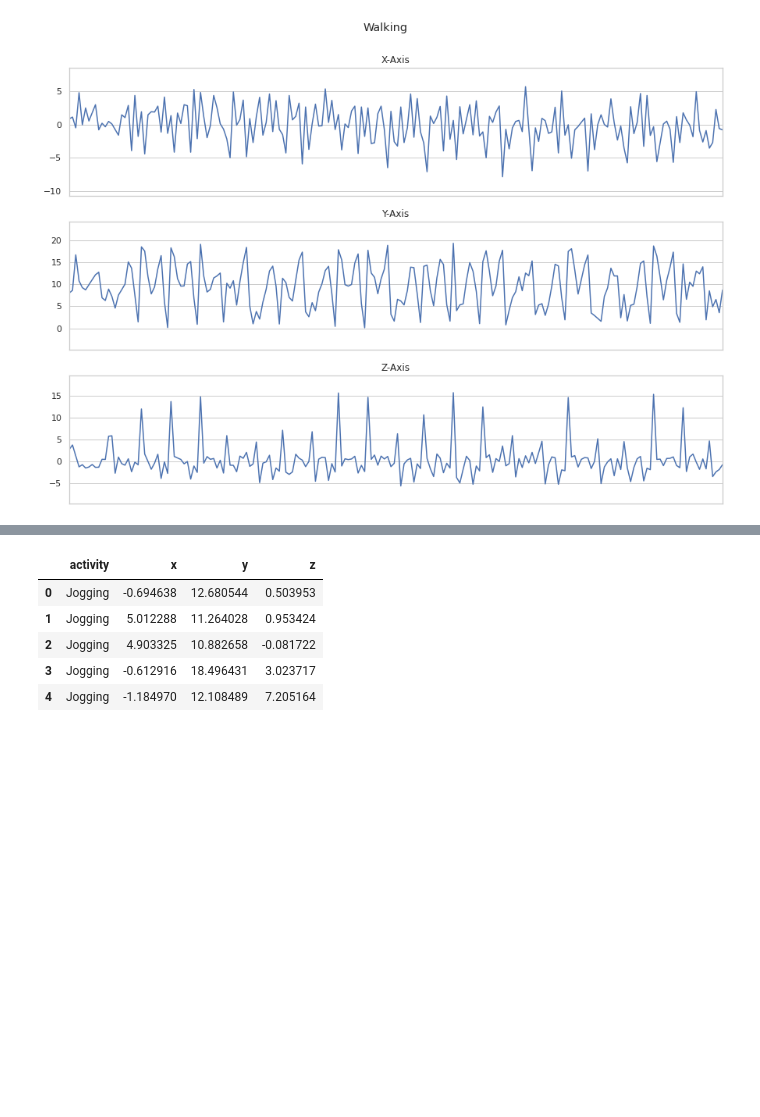
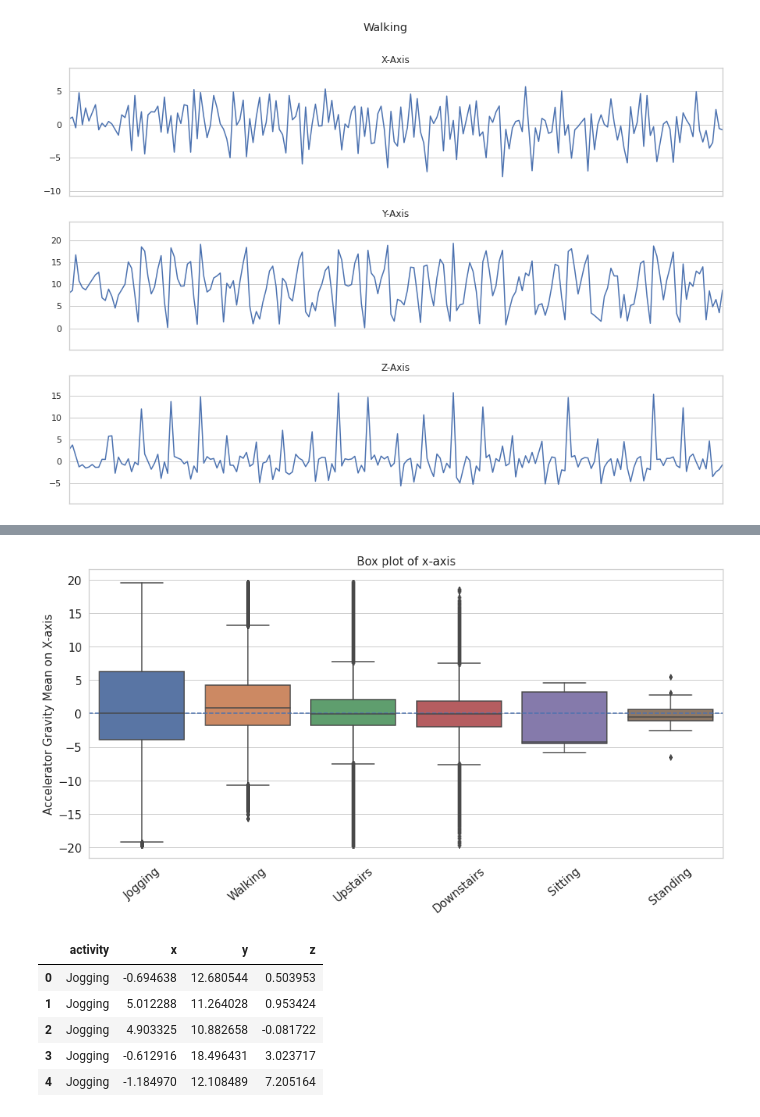
Before and after one commit to robinyUArizona/Time-Series--Projects, a Jupyter notebook: Human Activity Recognition using Accelerometer and CNN.ipynb, the cells around one changed output, grey strips where cells are left out. Cells and saved outputs as stored; diff of their text form; code cells hidden in the pictures; blank space fills up the shorter version.

```diff
--- a/Human Activity Recognition using Accelerometer and CNN.ipynb
+++ b/Human Activity Recognition using Accelerometer and CNN.ipynb
@@ -201,3 +209,16 @@ for activity in np.unique(data['activity']):
+# %%
+## Accelerator Gravity Mean on X-axis can be quite important
+plt.figure(figsize = (15, 7))
+sns.boxplot(x = "activity", y = "x", showfliers = True, data = data)
+plt.axhline(y = 0, linestyle = "--")
+plt.title("Box plot of x-axis", fontsize = 15)
+plt.ylabel("Accelerator Gravity Mean on X-axis", fontsize = 15)
+plt.xlabel("")
+plt.tick_params(labelsize = 15)
+plt.xticks(rotation = 40)
+plt.show()
+# %% [output]
+[figure, added]
 # %%
 ## drop "user", "time"
 df = data.drop(["user", "time"], axis = 1).copy()
```
Also changed, not shown: parts of 14 cells of this notebook.
